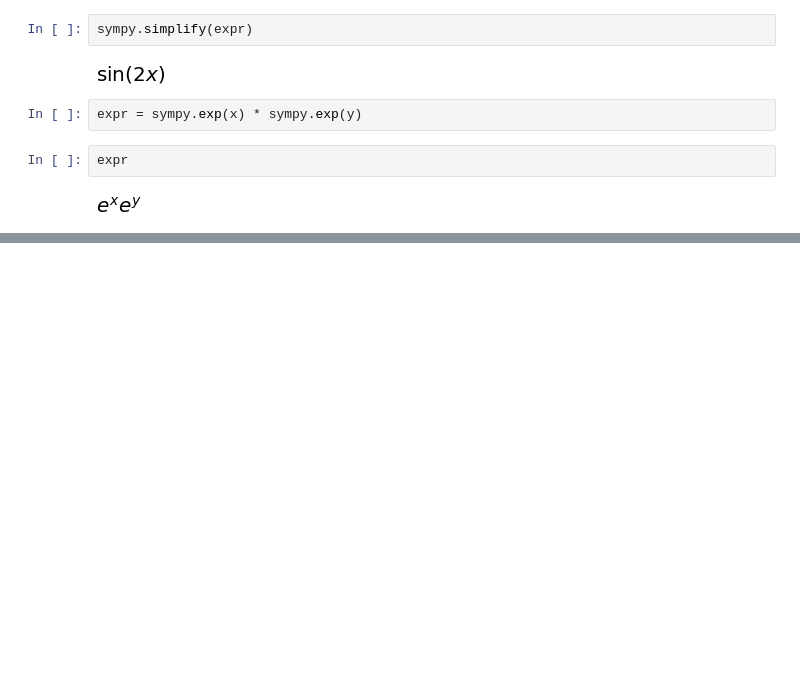
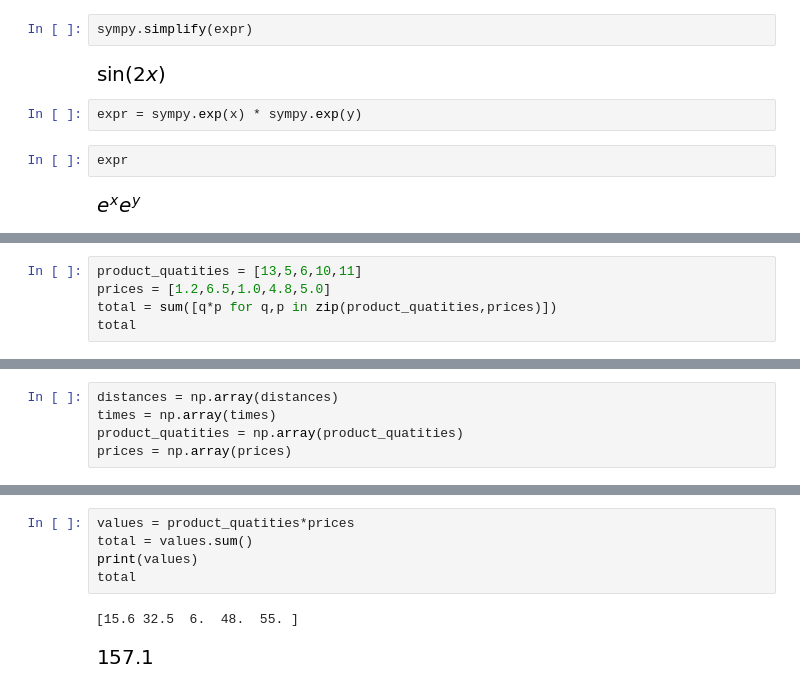
Before and after one commit to sidhu177/pythonprog, a Jupyter notebook: SymPy.ipynb, the cells around one changed output, grey strips where cells are left out. Cells and saved outputs as stored; diff of their text form; blank space fills up the shorter version.

```diff
--- a/SymPy.ipynb
+++ b/SymPy.ipynb
@@ -40,0 +66,5 @@ expr
+# %%
+product_quatities = [13,5,6,10,11]
+prices = [1.2,6.5,1.0,4.8,5.0]
+total = sum([q*p for q,p in zip(product_quatities,prices)])
+total
@@ -40,0 +73,5 @@ expr
+# %%
+distances = np.array(distances)
+times = np.array(times)
+product_quatities = np.array(product_quatities)
+prices = np.array(prices)
@@ -40,0 +87,8 @@ expr
+# %%
+values = product_quatities*prices
+total = values.sum()
+print(values)
+total
+# %% [output]
+[15.6 32.5  6.  48.  55. ]
+[figure, added]
```
Also changed, not shown: parts of 12 cells of this notebook.
